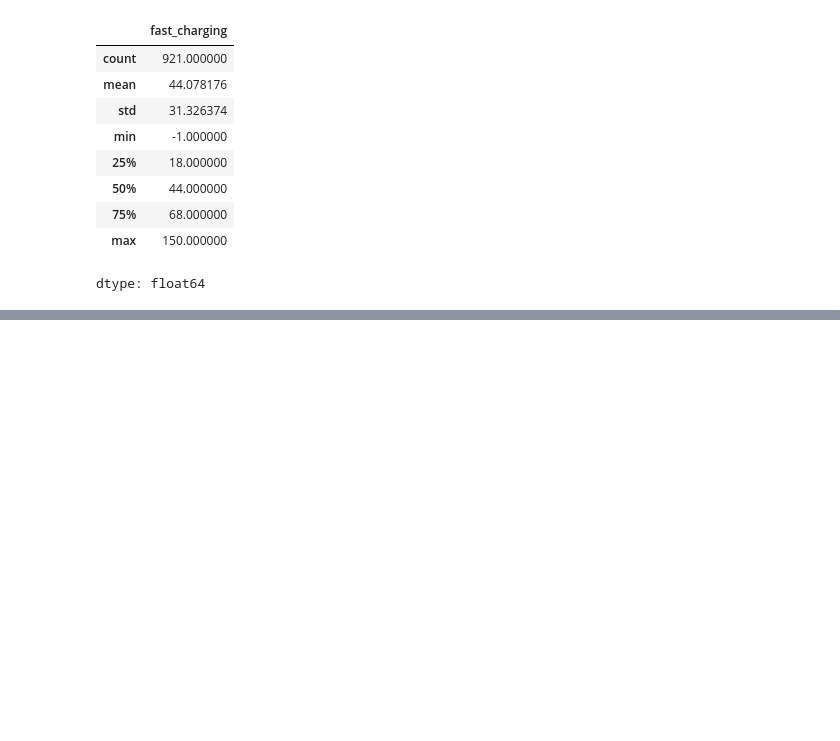
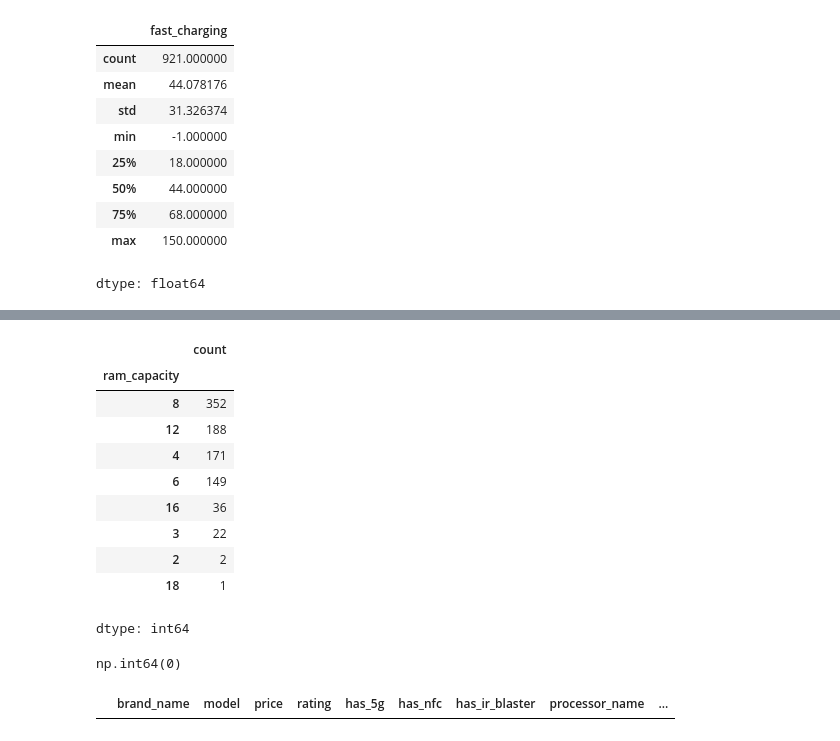
Before and after one commit to adilkamal2478/Adil_Pandas_Data_Preprocessing, a Jupyter notebook: Data_cleaning_round_2.ipynb, the cells around one changed output, grey strips where cells are left out. Saved outputs shown, nothing was run; the diff lists cells and outputs as text; code cells hidden in the pictures; blank space fills up the shorter version.

```diff
--- a/Data_cleaning_round_2.ipynb
+++ b/Data_cleaning_round_2.ipynb
@@ -539,0 +634,22 @@ df1[df1['fast_charging']== -1]
+# %%
+df1['ram_capacity'].value_counts()
+# %% [output]
+|  | count |
+| ram_capacity |  |
+| 8 | 352 |
+| 12 | 188 |
+| 4 | 171 |
+| 6 | 149 |
+| 16 | 36 |
+| 3 | 22 |
+| 2 | 2 |
+| 18 | 1 |
+dtype: int64
+# %%
+df1['ram_capacity'].isnull().sum()
+# %% [output]
+np.int64(0)
+# %%
+df1[df1['internal_memory'].isnull()]
+# %% [output]
+|  | brand_name | model | price | rating | has_5g | has_nfc | has_ir_blaster | processor_name | ... |
```
Also changed, not shown: parts of 24 cells of this notebook.
